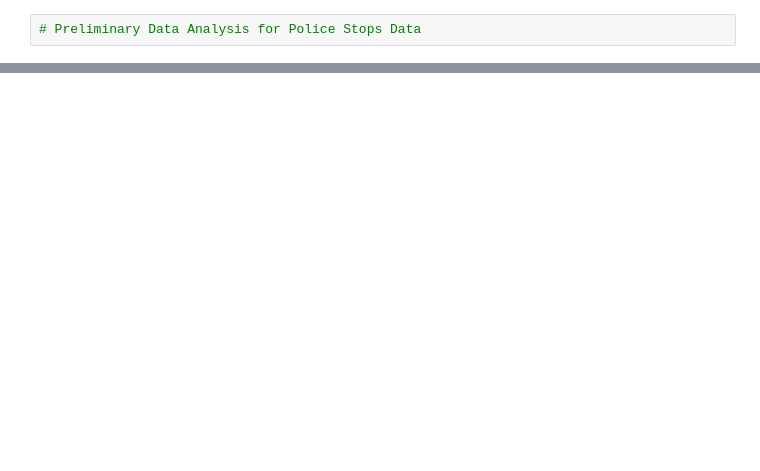
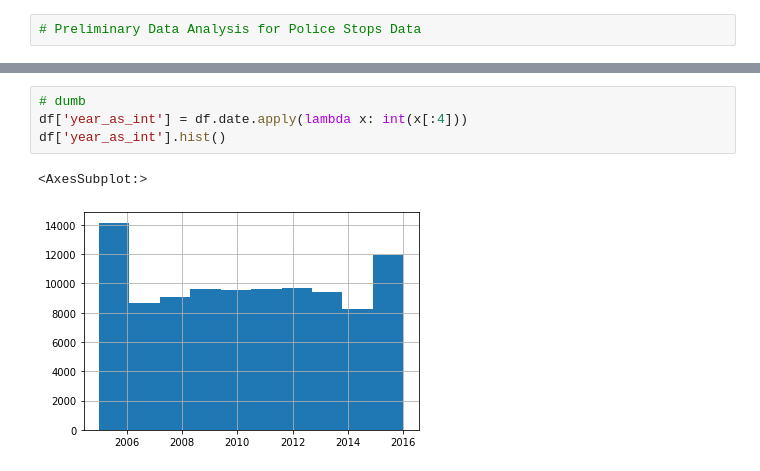
Before and after one commit to plotguy/police_stops_analysis, a Jupyter notebook: analysis/shay_analysis.ipynb, the cells around one changed output, grey strips where cells are left out. Cells and saved outputs as stored; diff of their text form; blank space fills up the shorter version.

```diff
--- a/analysis/shay_analysis.ipynb
+++ b/analysis/shay_analysis.ipynb
@@ -22,0 +35,7 @@ df.head()
+# %%
+# dumb
+df['year_as_int'] = df.date.apply(lambda x: int(x[:4]))
+df['year_as_int'].hist()
+# %% [output]
+<AxesSubplot:>
+[figure, added]
```
Also changed, not shown: parts of 35 cells of this notebook, 1 other file.
